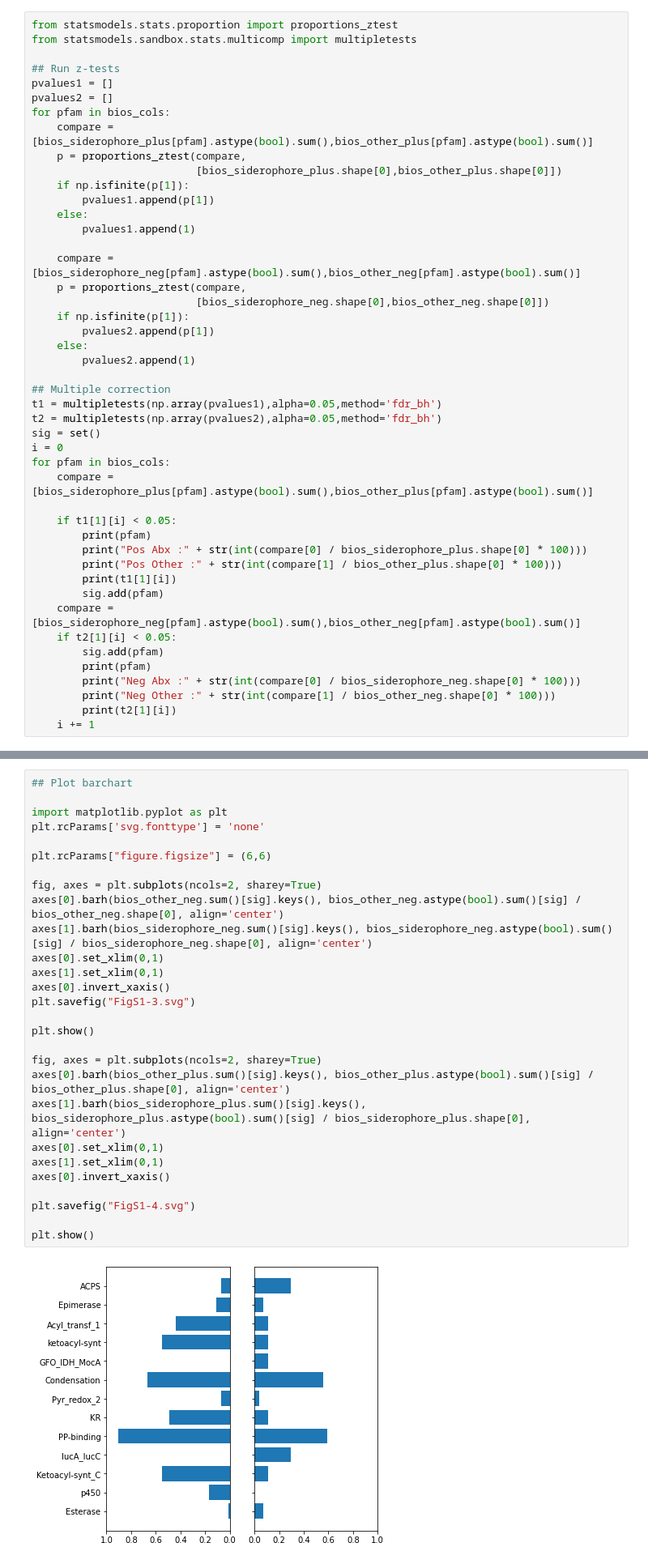
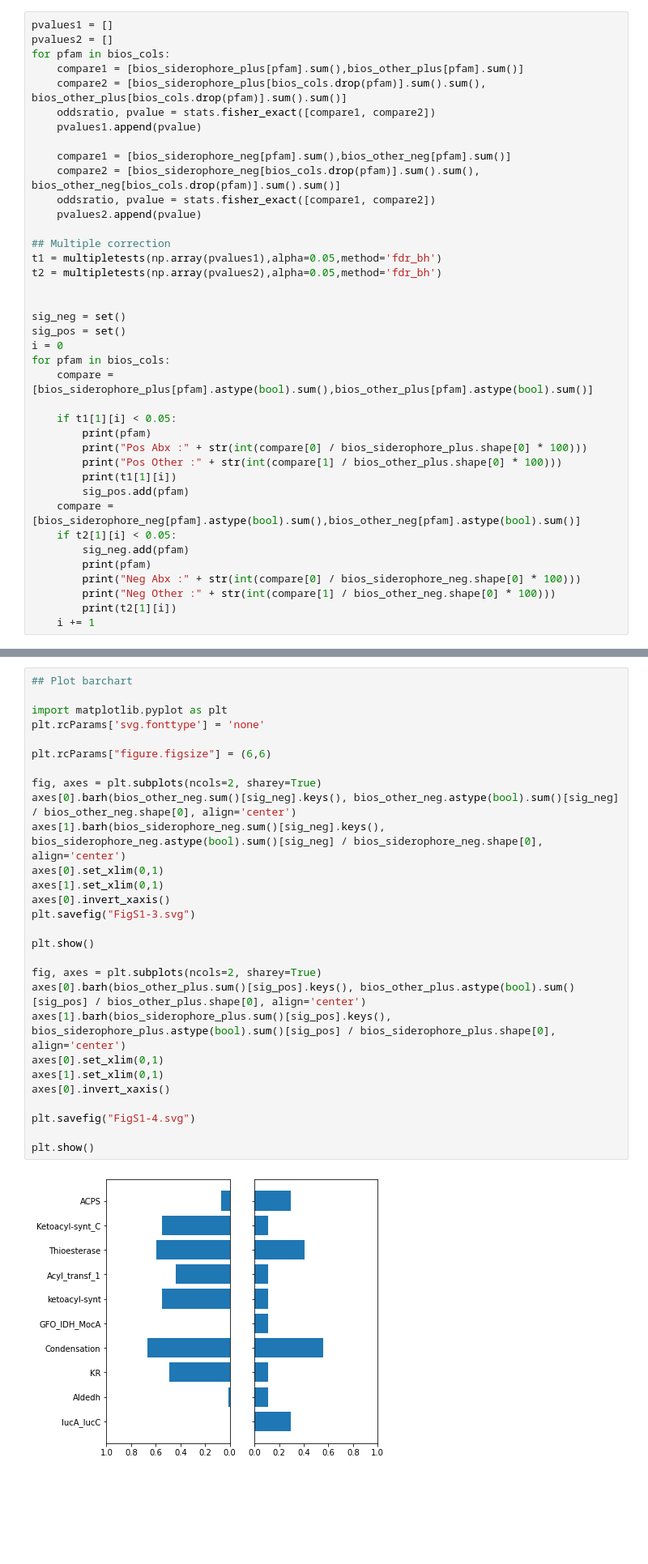
Before and after one commit to nickbhat/bgc_tran, a Jupyter notebook: Fig3-Final.ipynb, the cells around one changed output, grey strips where cells are left out. Shown at 81% size. Drawn from its saved outputs; the diff is of its cells as text; blank space fills up the shorter version.

```diff
--- a/Fig3-Final.ipynb
+++ b/Fig3-Final.ipynb
@@ -295,33 +282,26 @@ print(bios_other_neg.shape[0])
 27
 84
 # %%
-from statsmodels.stats.proportion import proportions_ztest
-from statsmodels.sandbox.stats.multicomp import multipletests
-
-## Run z-tests
 pvalues1 = []
 pvalues2 = []
 for pfam in bios_cols:
-    compare = [bios_siderophore_plus[pfam].astype(bool).sum(),bios_other_plus[pfam].astype(bool).sum()]
-    p = proportions_ztest(compare,
-                          [bios_siderophore_plus.shape[0],bios_other_plus.shape[0]])
-    if np.isfinite(p[1]):
-        pvalues1.append(p[1])
-    else:
-        pvalues1.append(1)
+    compare1 = [bios_siderophore_plus[pfam].sum(),bios_other_plus[pfam].sum()]
+    compare2 = [bios_siderophore_plus[bios_cols.drop(pfam)].sum().sum(), bios_other_plus[bios_cols.drop(pfam)].sum().sum()]
+    oddsratio, pvalue = stats.fisher_exact([compare1, compare2])
+    pvalues1.append(pvalue)
 
-    compare = [bios_siderophore_neg[pfam].astype(bool).sum(),bios_other_neg[pfam].astype(bool).sum()]
-    p = proportions_ztest(compare,
-                          [bios_siderophore_neg.shape[0],bios_other_neg.shape[0]])
-    if np.isfinite(p[1]):
-        pvalues2.append(p[1])
-    else:
-        pvalues2.append(1)
+    compare1 = [bios_siderophore_neg[pfam].sum(),bios_other_neg[pfam].sum()]
+    compare2 = [bios_siderophore_neg[bios_cols.drop(pfam)].sum().sum(), bios_other_neg[bios_cols.drop(pfam)].sum().sum()]
+    oddsratio, pvalue = stats.fisher_exact([compare1, compare2])
+    pvalues2.append(pvalue)
 
 ## Multiple correction
 t1 = multipletests(np.array(pvalues1),alpha=0.05,method='fdr_bh')
 t2 = multipletests(np.array(pvalues2),alpha=0.05,method='fdr_bh')
-sig = set()
+
+
+sig_neg = set()
+sig_pos = set()
 i = 0
 for pfam in bios_cols:
     compare = [bios_siderophore_plus[pfam].astype(bool).sum(),bios_other_plus[pfam].astype(bool).sum()]
@@ -331,10 +311,10 @@ for pfam in bios_cols:
         print("Pos Abx :" + str(int(compare[0] / bios_siderophore_plus.shape[0] * 100)))
         print("Pos Other :" + str(int(compare[1] / bios_other_plus.shape[0] * 100)))
         print(t1[1][i])
-        sig.add(pfam)
+        sig_pos.add(pfam)
     compare = [bios_siderophore_neg[pfam].astype(bool).sum(),bios_other_neg[pfam].astype(bool).sum()]
     if t2[1][i] < 0.05:
-        sig.add(pfam)
+        sig_neg.add(pfam)
         print(pfam)
         print("Neg Abx :" + str(int(compare[0] / bios_siderophore_neg.shape[0] * 100)))
         print("Neg Other :" + str(int(compare[1] / bios_other_neg.shape[0] * 100)))
@@ -361,30 +341,30 @@ Pos Other :3
 # %%
 ## Plot barchart
 
 import matplotlib.pyplot as plt
 plt.rcParams['svg.fonttype'] = 'none'
 
 plt.rcParams["figure.figsize"] = (6,6)
 
 fig, axes = plt.subplots(ncols=2, sharey=True)
-axes[0].barh(bios_other_neg.sum()[sig].keys(), bios_other_neg.astype(bool).sum()[sig] / bios_other_neg.shape[0], align='center')
-axes[1].barh(bios_siderophore_neg.sum()[sig].keys(), bios_siderophore_neg.astype(bool).sum()[sig] / bios_siderophore_neg.shape[0], align='center')
+axes[0].barh(bios_other_neg.sum()[sig_neg].keys(), bios_other_neg.astype(bool).sum()[sig_neg] / bios_other_neg.shape[0], align='center')
+axes[1].barh(bios_siderophore_neg.sum()[sig_neg].keys(), bios_siderophore_neg.astype(bool).sum()[sig_neg] / bios_siderophore_neg.shape[0], align='center')
 axes[0].set_xlim(0,1)
 axes[1].set_xlim(0,1)
 axes[0].invert_xaxis()
 plt.savefig("FigS1-3.svg")
 
 plt.show()
 
 fig, axes = plt.subplots(ncols=2, sharey=True)
-axes[0].barh(bios_other_plus.sum()[sig].keys(), bios_other_plus.astype(bool).sum()[sig] / bios_other_plus.shape[0], align='center')
-axes[1].barh(bios_siderophore_plus.sum()[sig].keys(), bios_siderophore_plus.astype(bool).sum()[sig] / bios_siderophore_plus.shape[0], align='center')
+axes[0].barh(bios_other_plus.sum()[sig_pos].keys(), bios_other_plus.astype(bool).sum()[sig_pos] / bios_other_plus.shape[0], align='center')
+axes[1].barh(bios_siderophore_plus.sum()[sig_pos].keys(), bios_siderophore_plus.astype(bool).sum()[sig_pos] / bios_siderophore_plus.shape[0], align='center')
 axes[0].set_xlim(0,1)
 axes[1].set_xlim(0,1)
 axes[0].invert_xaxis()
 
 plt.savefig("FigS1-4.svg")
 
 plt.show()
 # %% [output]
-[figure, old version]
+[figure, new version]
```
Also changed, not shown: parts of 11 cells of this notebook, 3 other files.
